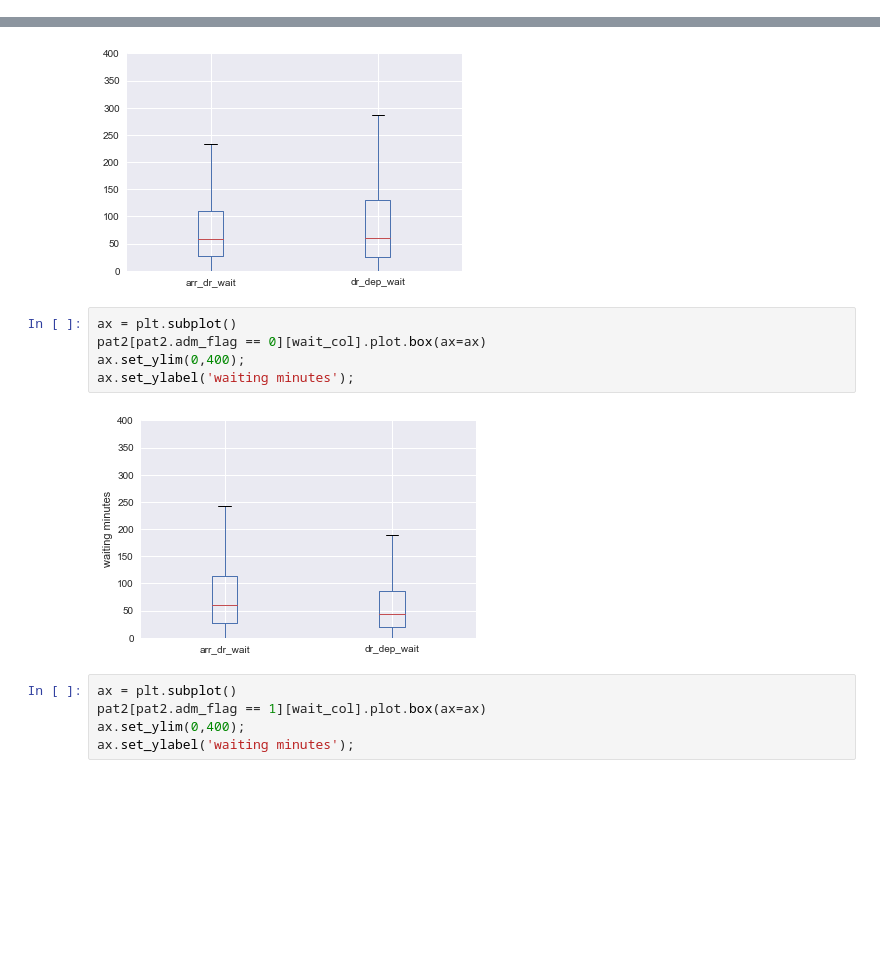
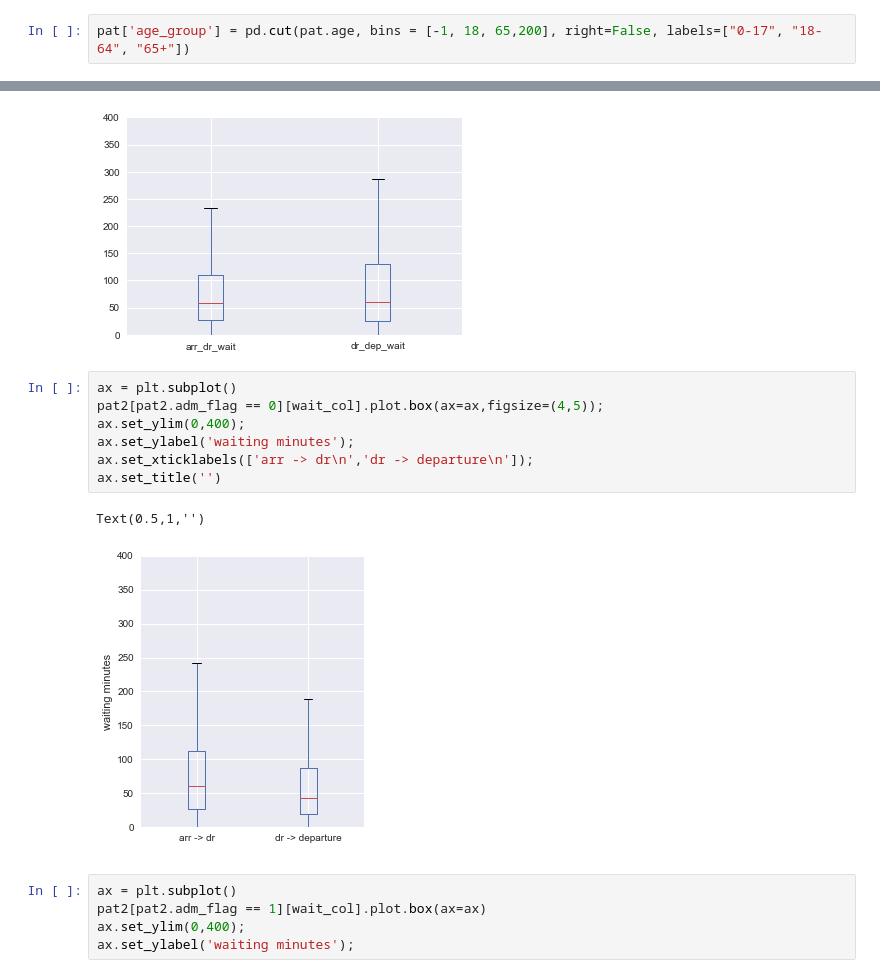
Before and after one commit to BradKeogh/flosp, a Jupyter notebook: hhMAIN.ipynb, the cells around one changed output, grey strips where cells are left out. Cells and saved outputs as stored; diff of their text form; blank space fills up the shorter version.

```diff
--- a/hhMAIN.ipynb
+++ b/hhMAIN.ipynb
@@ -359,0 +418,2 @@ Text(0.5,0,'')
+# %%
+pat['age_group'] = pd.cut(pat.age, bins = [-1, 18, 65,200], right=False, labels=["0-17", "18-64", "65+"])
@@ -449,11 +770,14 @@ ax.set_ylim(0,400);
 [figure]
 # %%
 ax = plt.subplot()
-pat2[pat2.adm_flag == 0][wait_col].plot.box(ax=ax)
+pat2[pat2.adm_flag == 0][wait_col].plot.box(ax=ax,figsize=(4,5));
 ax.set_ylim(0,400);
 ax.set_ylabel('waiting minutes');
+ax.set_xticklabels(['arr -> dr\n','dr -> departure\n']);
+ax.set_title('')
 # %% [output]
+Text(0.5,1,'')
-[figure, old version]
+[figure, new version]
 # %%
 ax = plt.subplot()
 pat2[pat2.adm_flag == 1][wait_col].plot.box(ax=ax)
```
Also changed, not shown: parts of 131 cells of this notebook, 8 other files.
